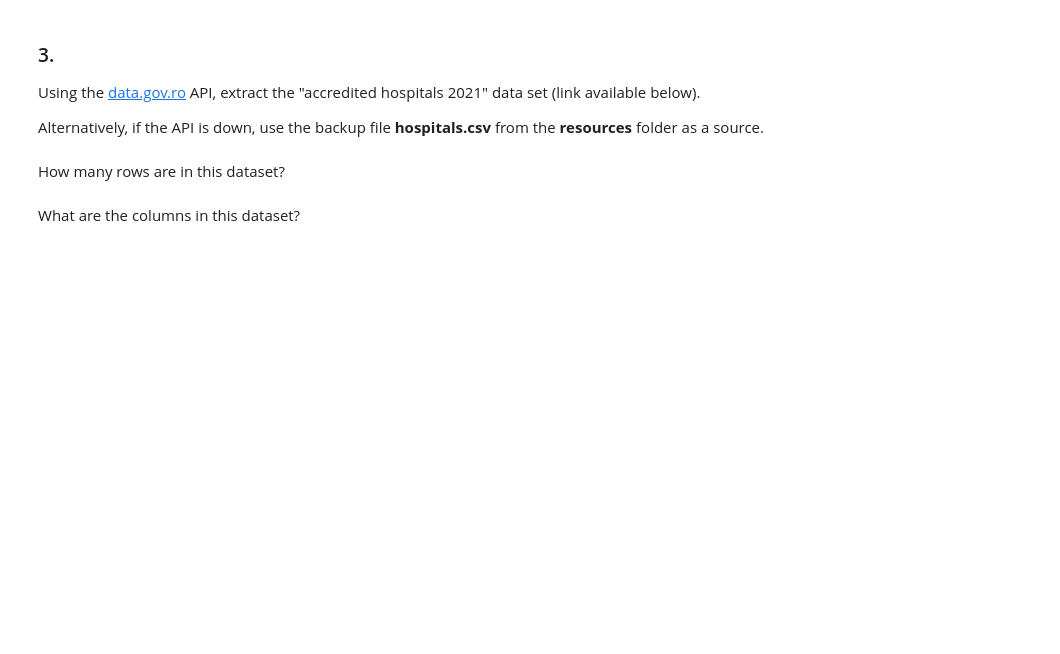
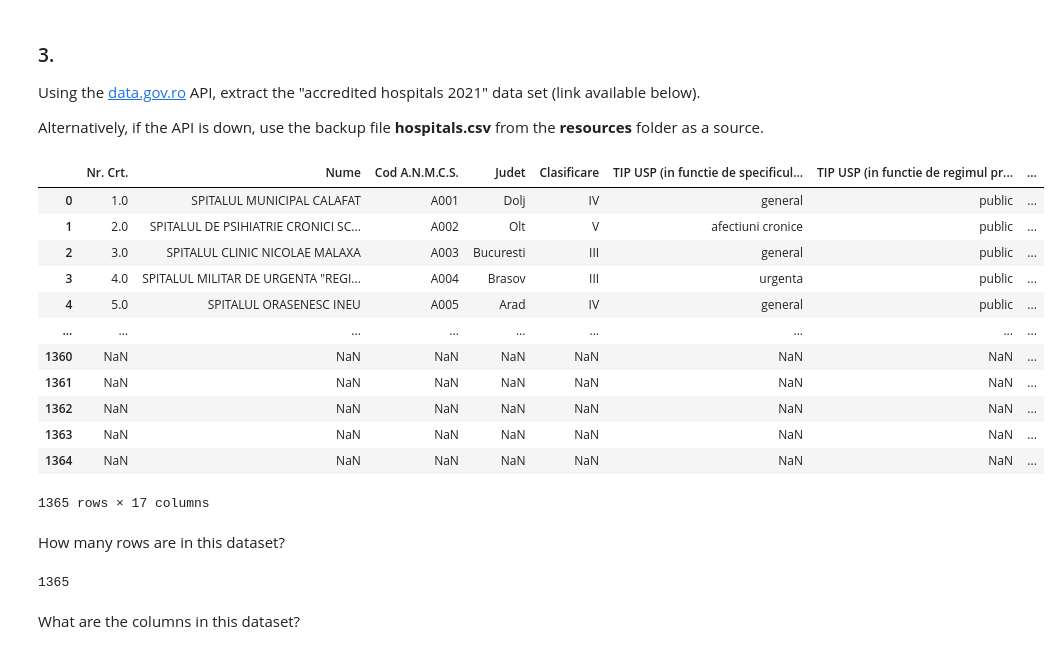
Before and after one commit to autrefois/bootcamp, a Jupyter notebook: 2022/python_workshop/notebooks/10_test.ipynb, the cells around one changed output. Drawn from its saved outputs; the diff is of its cells as text; code cells hidden in the pictures; blank space fills up the shorter version.

```diff
--- a/2022/python_workshop/notebooks/10_test.ipynb
+++ b/2022/python_workshop/notebooks/10_test.ipynb
@@ -71,4 +115,77 @@ hospitals.head()
+# %%
+from ast import arg
+
+
+url_hospitals = 'https://data.gov.ro/dataset/4197b53e-7c91-4fcc-be07-883076d40ffc/resource/7a343719-d625-4b5c-98b5-895a684d61c4/download/anmcs-acreditare-unitati-sanitare-dec2021.json'
+
+
+hospitals = {
+    'nr. crt' : [],
+    'nume' : [],
+    'cod a.n.m.c.s' : [],
+    'judet' :[],
+    'clasificare' : [],
+    'tip ups patologie' :[],
+    'tip usp regim' :[],
+    'tip usp invatamant' : [],
+    'adresa' : [],
+    'email' : [],
+    'website' : [],
+    'autoritate tutelara' : [],
+    'acreditare cI' : [],
+    'acreditare cII' : []
+}
+
+# r= requests.get(url_hospitals)
+# #print(r)
+# #print("HTML:\n", r.text)
+# j = r.json
+# #print(j)
+# for item in j['nr.crt']['nume'] :
+#     try:
+#         hospitals['nr. crt'].append(int(item('Nr. Crt')))
+#         hospitals['nume'].append(int(item('Nume')))
+#         hospitals['cod a.n.m.c.s'].append(int(item('Cod A.N.M.C.S')))
+#         hospitals['judet'].append(int(item('Judet')))
+#         hospitals['clasificare'].append(int(item("Clasificare")))
+#         hospitals['tip usp patologie'].append(int(item("TIP USP (in functie de specificul patologiei tratate ")))
+#         hospitals['tip usp regim'].append(int(item("TIP USP (in functie de regimul proprietatii)")))
+#         hospitals['tip usp invatamant'].append(int(item("TIP USP (din punct de vedere al invatamantului si al cercetarii stiintifice medicale)")))
+#         hospitals['adresa'].append(int(item("Adresa completa a sediului principal")))
+#         hospitals['email'].append(int(item("Adresa email oficiala")))
+#         hospitals['website'].append(int(item('Website')))
+#         hospitals['autoritate tutelara'].append(int(item('Autoritate tutelara')))
+#         hospitals['acreditare cI'].append(int(item('Acreditare ciclul I')))
+#         hospitals['acreditare cII'].append(int(item('Acreditare ciclul II')))
+
+
+#     except Exception as e:
+#         print(f'Error adding item: {item}')
+#         print(e)
+# hospitals = pd.DataFrame(hospitals)
+#hospitals.head()
+
+hospitals = pd.read_csv('./resources/hospital.csv', index_col = 0)
+hospitals
+# %% [output]
+|  | Nr. Crt. | Nume | Cod A.N.M.C.S. | Judet | Clasificare | TIP USP (in functie de specificul... | TIP USP (in functie de regimul pr... | ... |
+| 0 | 1.0 | SPITALUL MUNICIPAL CALAFAT | A001 | Dolj | IV | general | public | ... |
+| 1 | 2.0 | SPITALUL DE PSIHIATRIE CRONICI SC... | A002 | Olt | V | afectiuni cronice | public | ... |
+| 2 | 3.0 | SPITALUL CLINIC NICOLAE MALAXA | A003 | Bucuresti | III | general | public | ... |
+| 3 | 4.0 | SPITALUL MILITAR DE URGENTA "REGI... | A004 | Brasov | III | urgenta | public | ... |
+| 4 | 5.0 | SPITALUL ORASENESC INEU | A005 | Arad | IV | general | public | ... |
+| ... | ... | ... | ... | ... | ... | ... | ... | ... |
+| 1360 | NaN | NaN | NaN | NaN | NaN | NaN | NaN | ... |
+| 1361 | NaN | NaN | NaN | NaN | NaN | NaN | NaN | ... |
+| 1362 | NaN | NaN | NaN | NaN | NaN | NaN | NaN | ... |
+| 1363 | NaN | NaN | NaN | NaN | NaN | NaN | NaN | ... |
+| 1364 | NaN | NaN | NaN | NaN | NaN | NaN | NaN | ... |
+1365 rows × 17 columns
 # %% [markdown]
 How many rows are in this dataset?
+# %%
+len(hospitals)
+# %% [output]
+1365
 # %% [markdown]
 What are the columns in this dataset?
```
Also changed, not shown: parts of 14 cells of this notebook, 1 other file.
